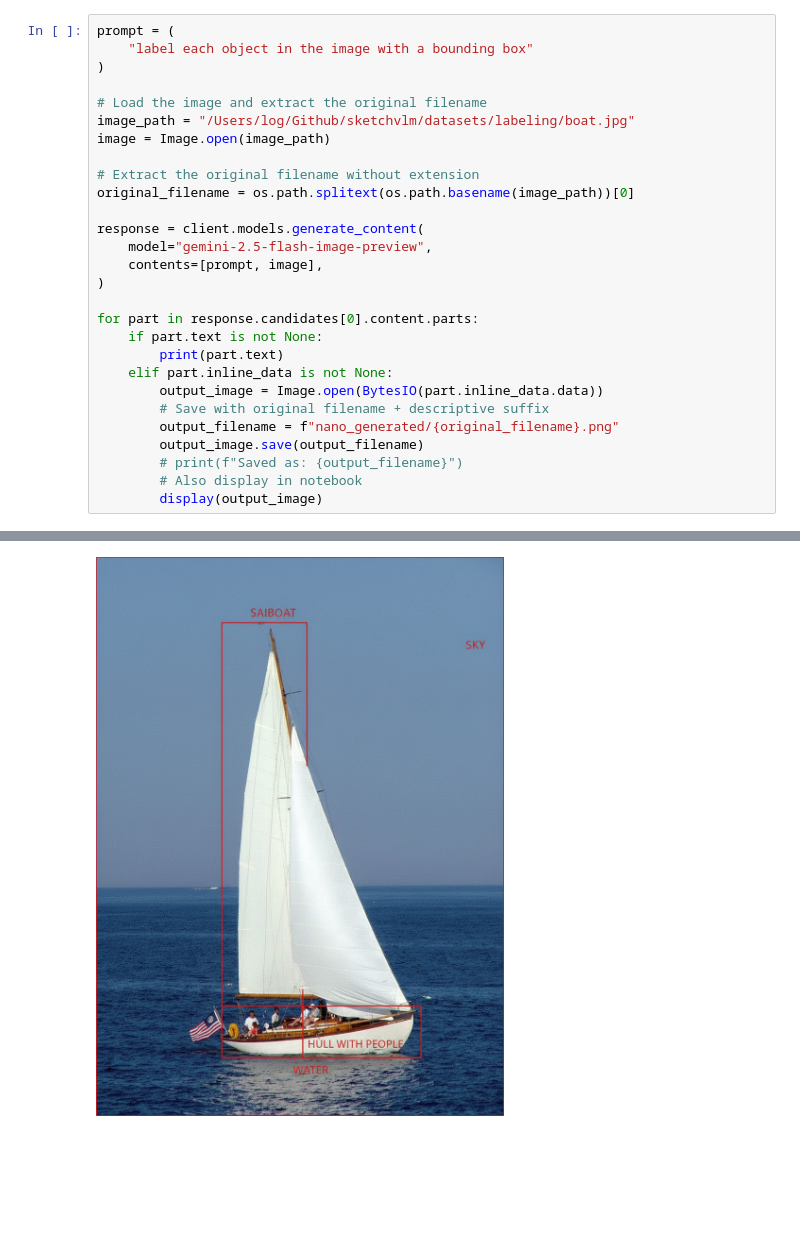
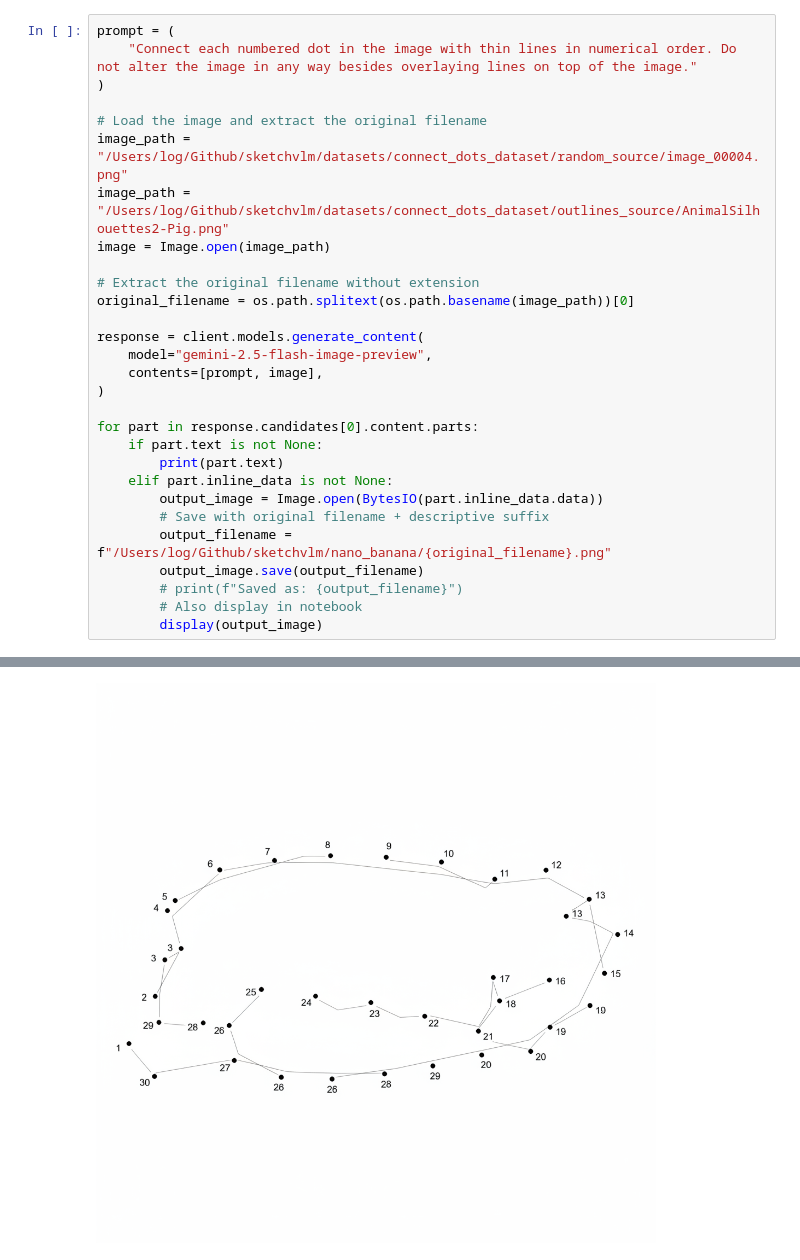
Before and after one commit to Brandon-Collins7/sketchvlm, a Jupyter notebook: nano_banana/nanobanana.ipynb, the cells around one changed output, grey strips where cells are left out. Drawn from its saved outputs; the diff is of its cells as text; blank space fills up the shorter version.

```diff
--- a/nano_banana/nanobanana.ipynb
+++ b/nano_banana/nanobanana.ipynb
@@ -20,11 +22,12 @@ client = genai.Client(api_key=api_key)
 # display_response(response)
 # %%
 prompt = (
-    "label each object in the image with a bounding box"
+    "Connect each numbered dot in the image with thin lines in numerical order. Do not alter the image in any way besides overlaying lines on top of the image."
 )
 
 # Load the image and extract the original filename
-image_path = "/Users/log/Github/sketchvlm/datasets/labeling/boat.jpg"
+image_path = "/Users/log/Github/sketchvlm/datasets/connect_dots_dataset/random_source/image_00004.png"
+image_path = "/Users/log/Github/sketchvlm/datasets/connect_dots_dataset/outlines_source/AnimalSilhouettes2-Pig.png"
 image = Image.open(image_path)
 
 # Extract the original filename without extension
@@ -41,7 +44,7 @@ for part in response.candidates[0].content.parts:
     elif part.inline_data is not None:
         output_image = Image.open(BytesIO(part.inline_data.data))
         # Save with original filename + descriptive suffix
-        output_filename = f"nano_generated/{original_filename}.png"
+        output_filename = f"/Users/log/Github/sketchvlm/nano_banana/{original_filename}.png"
         output_image.save(output_filename)
         # print(f"Saved as: {output_filename}")
         # Also display in notebook
@@ -50 +54 @@ for part in response.candidates[0].content.parts:
-[figure, old version]
+[figure, new version]
```
Also changed, not shown: parts of 2 cells of this notebook, 2 other files.
